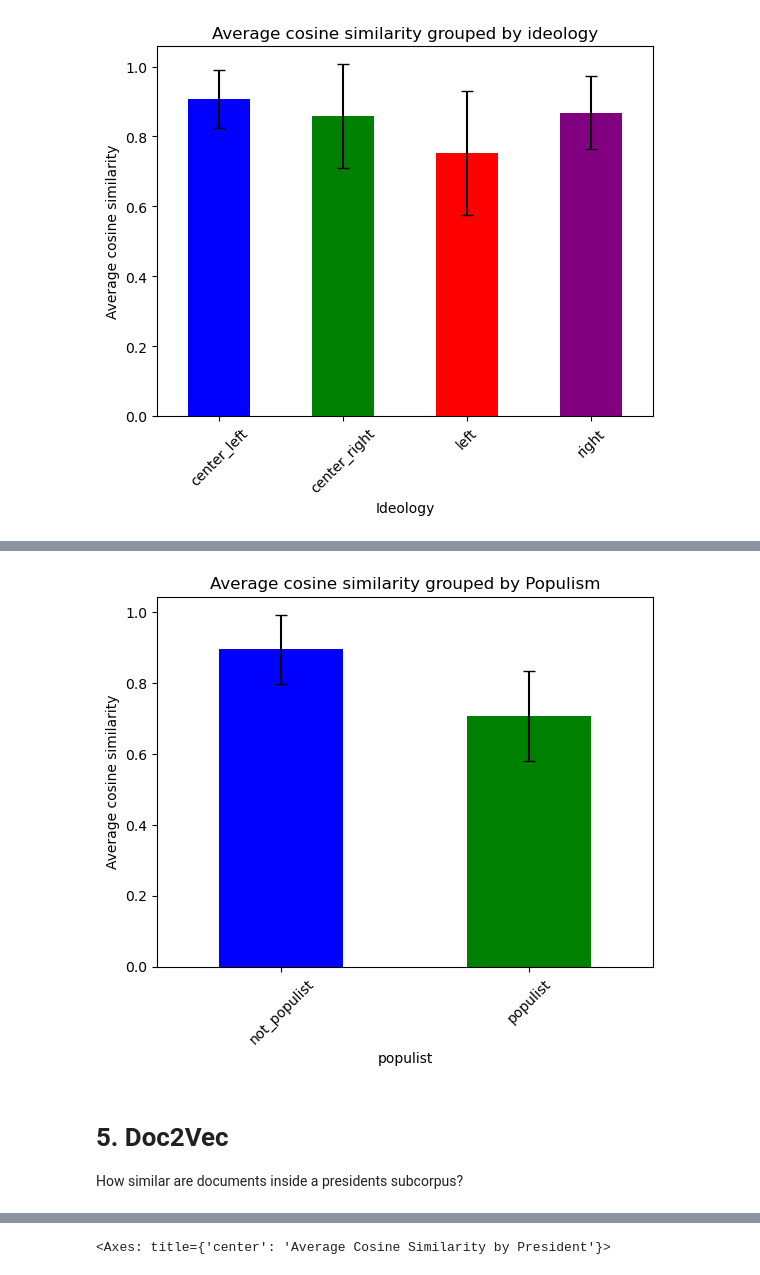
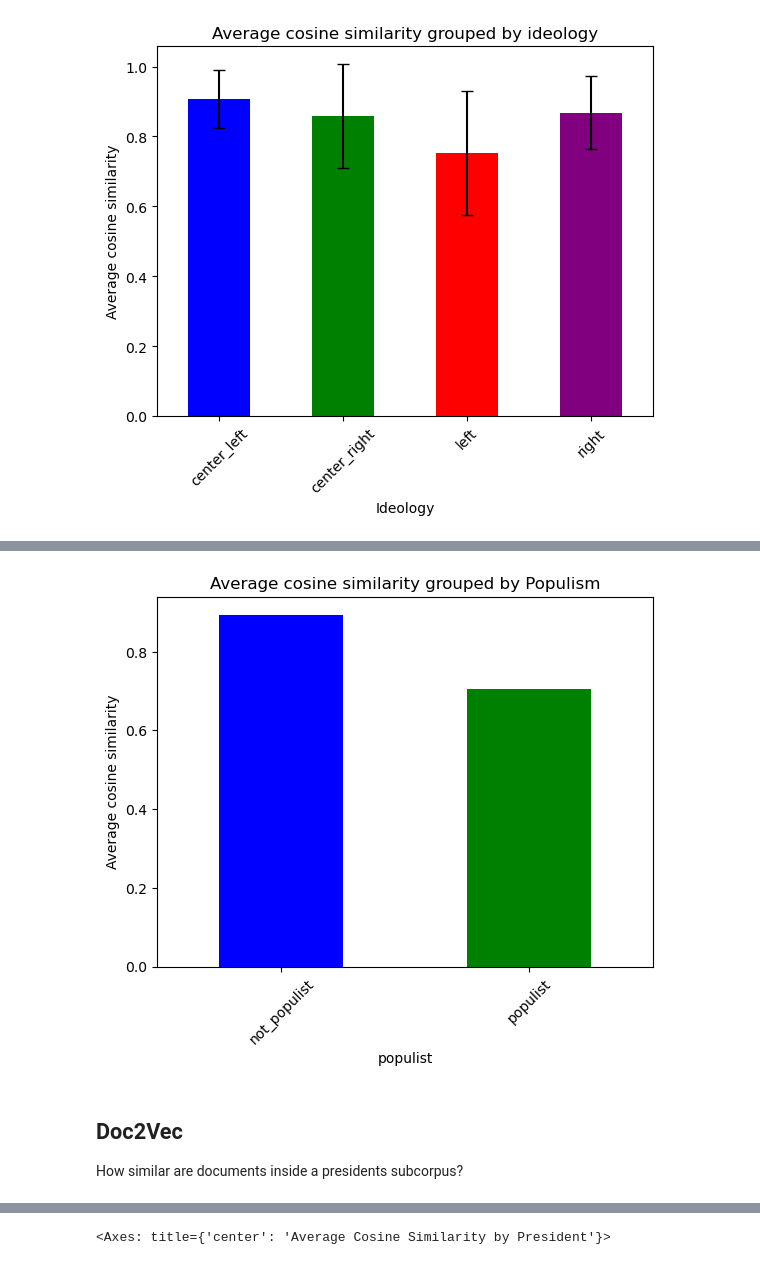
Before and after one commit to alejandrosarria0296/pol-cul-maps-latam, a Jupyter notebook: notebooks/3.word_embeddings.ipynb, the cells around one changed output, grey strips where cells are left out. Cells and saved outputs as stored; diff of their text form; code cells hidden in the pictures.

Commit message:
tables and heatmap

```diff
--- a/notebooks/3.word_embeddings.ipynb
+++ b/notebooks/3.word_embeddings.ipynb
@@ -143,8 +149,10 @@ Denser language spaces use less language units (words, sentences, etc.) to conve
 
 For spaces with less topics, there should a be higher density?
 # %%
+# correr esta
+
 #set seed and initialize dict
-file_path = r"C:\Users\asarr\Documents\Projects\pol-cul-maps-latam\president_csvs"
+file_path = r"C:\Users\asarr\Documents\Projects\pol-cul-maps-latam\president_csvs\3k"
 random.seed(0)
 den_dict = {}
 
@@ -239,12 +279,12 @@ plt.show()
 # %%
 grouped = density.groupby('populist')['avg_cos_sim_wv'].agg(['mean', 'std'])
 
 fig, ax = plt.subplots()
-grouped['mean'].plot(kind='bar', yerr=grouped['std'], ax=ax, capsize=4, color=['blue', 'green', 'red'])  # Customize colors as needed
+grouped['mean'].plot(kind='bar', ax=ax, capsize=4, color=['blue', 'green'])
 ax.set_title('Average cosine similarity grouped by Populism')
 ax.set_ylabel('Average cosine similarity')
 ax.set_xticks(range(len(grouped)))
 ax.set_xticklabels(grouped.index, rotation=45)
 plt.show()
 # %% [output]
-[figure, old version]
+[figure, new version]
@@ -251,5 +294,5 @@ plt.show()
 # %% [markdown]
-# 5. Doc2Vec
+## Doc2Vec
 
 How similar are documents inside a presidents subcorpus?
 # %%
```
Also changed, not shown: parts of 21 cells of this notebook.
